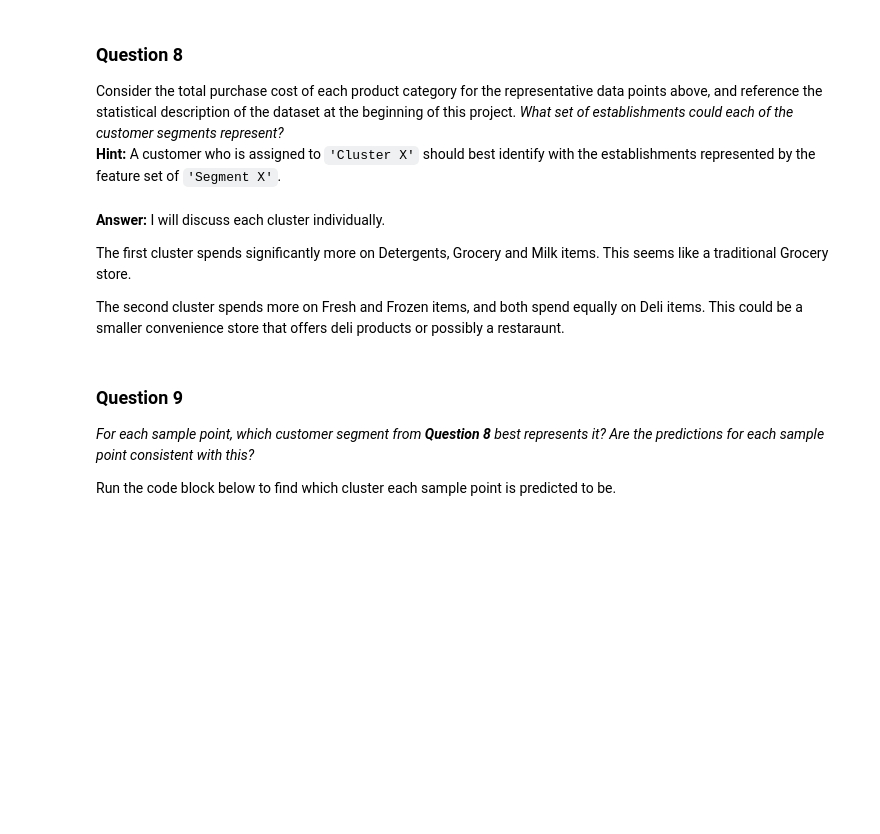
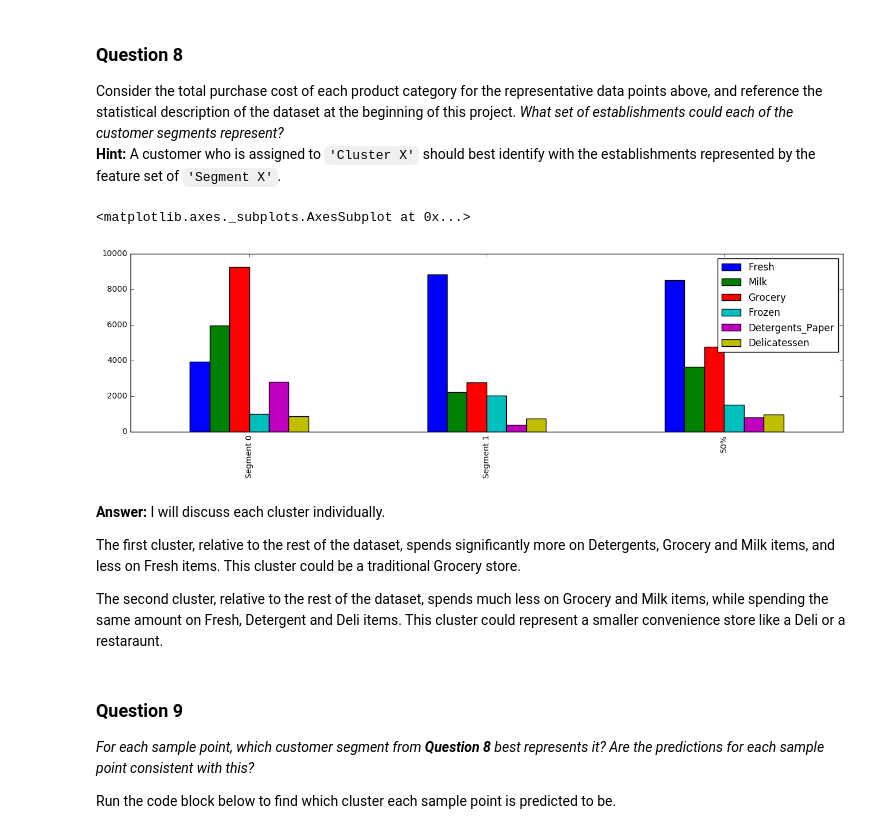
Before and after one commit to atDoyle/Udacity-Machine-Learning, a Jupyter notebook: customer_segments/customer_segments.ipynb, the cells around one changed output. Cells and saved outputs as stored; diff of their text form; code cells hidden in the pictures; blank space fills up the shorter version.

```diff
--- a/customer_segments/customer_segments.ipynb
+++ b/customer_segments/customer_segments.ipynb
@@ -490,12 +547,18 @@ display(true_centers)
 ### Question 8
 Consider the total purchase cost of each product category for the representative data points above, and reference the statistical description of the dataset at the beginning of this project. *What set of establishments could each of the customer segments represent?*
 **Hint:** A customer who is assigned to `'Cluster X'` should best identify with the establishments represented by the feature set of `'Segment X'`.
+# %%
+true_centers = true_centers.append(data.describe().ix['50%'])
+true_centers.plot(kind = 'bar', figsize = (16, 4))
+# %% [output]
+<matplotlib.axes._subplots.AxesSubplot at 0x...>
+[figure, added]
 # %% [markdown]
 **Answer:** I will discuss each cluster individually.
 
-The first cluster spends significantly more on Detergents, Grocery and Milk items. This seems like a traditional Grocery store.
+The first cluster, relative to the rest of the dataset, spends significantly more on Detergents, Grocery and Milk items, and less on Fresh items.  This cluster could be a traditional Grocery store.
 
-The second cluster spends more on Fresh and Frozen items, and both spend equally on Deli items.  This could be a smaller convenience store that offers deli products or possibly a restaraunt.
+The second cluster, relative to the rest of the dataset, spends much less on Grocery and Milk items, while spending the same amount on Fresh, Detergent and Deli items.  This cluster could represent a smaller convenience store like a Deli or a restaraunt.
 # %% [markdown]
 ### Question 9
 *For each sample point, which customer segment from* ***Question 8*** *best represents it? Are the predictions for each sample point consistent with this?*
```
Also changed, not shown: parts of 18 cells of this notebook, 1 other file.
